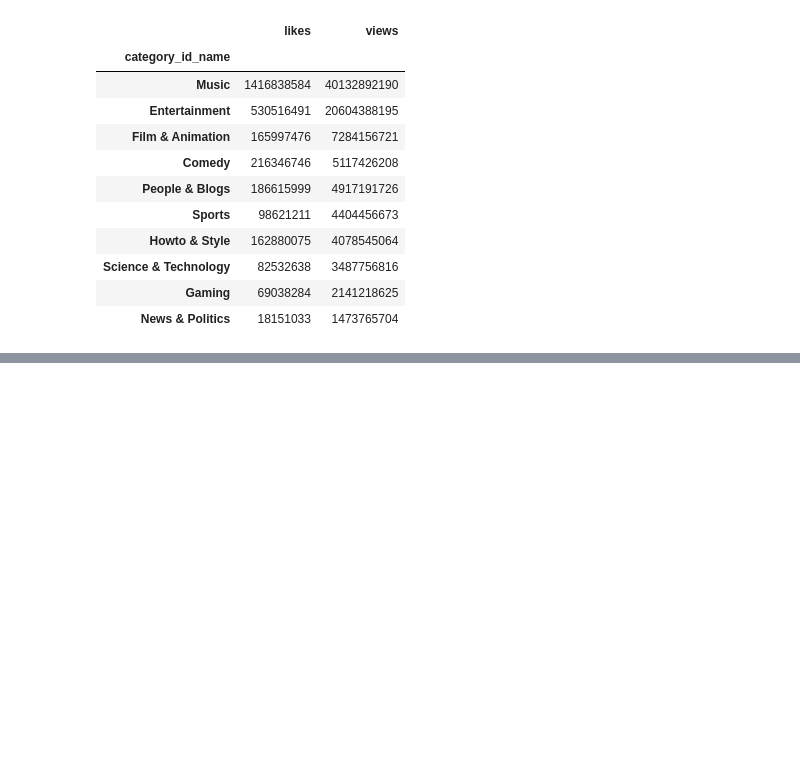
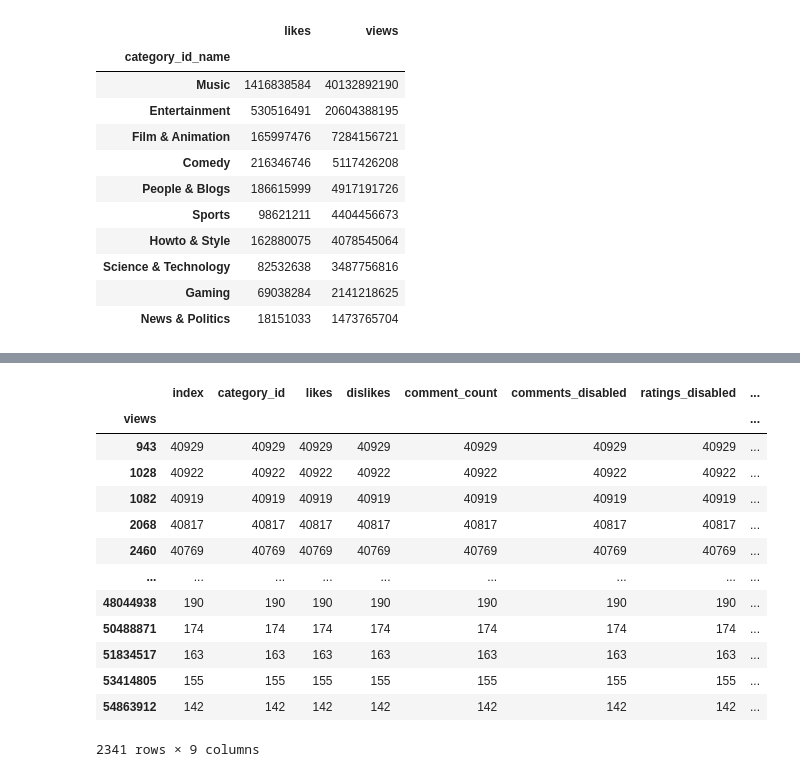
Before and after one commit to morgancoad/pandas-eda-casestudy-overview, a Jupyter notebook: notebooks/test_youtube.ipynb, the cells around one changed output, grey strips where cells are left out. Cells and saved outputs as stored; diff of their text form; code cells hidden in the pictures; blank space fills up the shorter version.

Commit message:
Last code of line in notebook is working on removing repeated videos in the data

```diff
--- a/notebooks/test_youtube.ipynb
+++ b/notebooks/test_youtube.ipynb
@@ -272,0 +281,43 @@ plt.savefig('../img/YouTube Category Popular by Likes and Views.png', bbox_inche
+# %%
+#Attemping to get Top 10 views by Category without adding Re-accuring views.
+id_list = (
+    us_youtube_df
+        .sort_values(by='views', ascending=False)
+    )
+id_list.reset_index(inplace=True)
+
+with open ('../data/US_category_id.json') as f:
+    data = js.loads(f.read())
+us_json_df = pd.json_normalize(data, record_path=['items'])
+
+title_id = us_json_df[['id','snippet.title']].set_index('id')
+title_id
+
+title_id.index = title_id.index.astype('int64')
+title_id_dict = title_id.to_dict()
+title_id_dict['snippet.title']
+
+id_list['category_id_name'] = id_list['category_id'].replace(title_id_dict['snippet.title'])
+id_list
+
+(
+    id_list[id_list['category_id'] == 1]
+        .groupby('views').idxmax()
+
+
+    )
+# %% [output]
+|  | index | category_id | likes | dislikes | comment_count | comments_disabled | ratings_disabled | ... |
+| views |  |  |  |  |  |  |  | ... |
+| 943 | 40929 | 40929 | 40929 | 40929 | 40929 | 40929 | 40929 | ... |
+| 1028 | 40922 | 40922 | 40922 | 40922 | 40922 | 40922 | 40922 | ... |
+| 1082 | 40919 | 40919 | 40919 | 40919 | 40919 | 40919 | 40919 | ... |
+| 2068 | 40817 | 40817 | 40817 | 40817 | 40817 | 40817 | 40817 | ... |
+| 2460 | 40769 | 40769 | 40769 | 40769 | 40769 | 40769 | 40769 | ... |
+| ... | ... | ... | ... | ... | ... | ... | ... | ... |
+| 48044938 | 190 | 190 | 190 | 190 | 190 | 190 | 190 | ... |
+| 50488871 | 174 | 174 | 174 | 174 | 174 | 174 | 174 | ... |
+| 51834517 | 163 | 163 | 163 | 163 | 163 | 163 | 163 | ... |
+| 53414805 | 155 | 155 | 155 | 155 | 155 | 155 | 155 | ... |
+| 54863912 | 142 | 142 | 142 | 142 | 142 | 142 | 142 | ... |
+2341 rows × 9 columns
```
Also changed, not shown: parts of 5 cells of this notebook, 2 other files.
